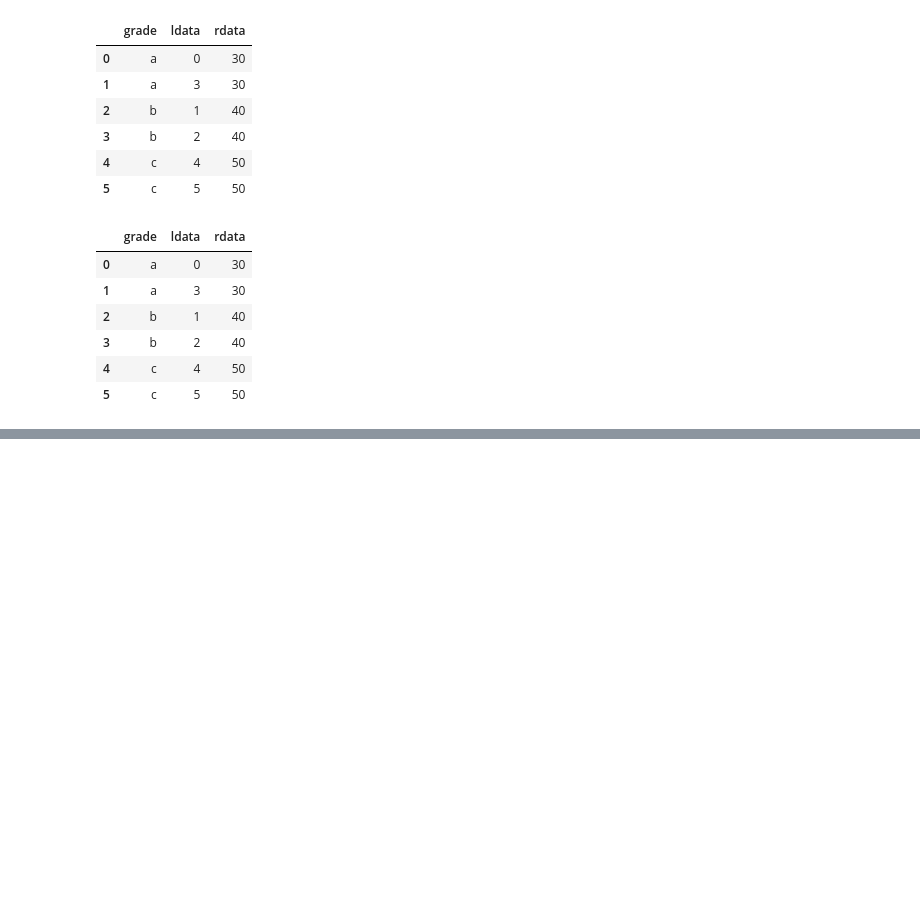
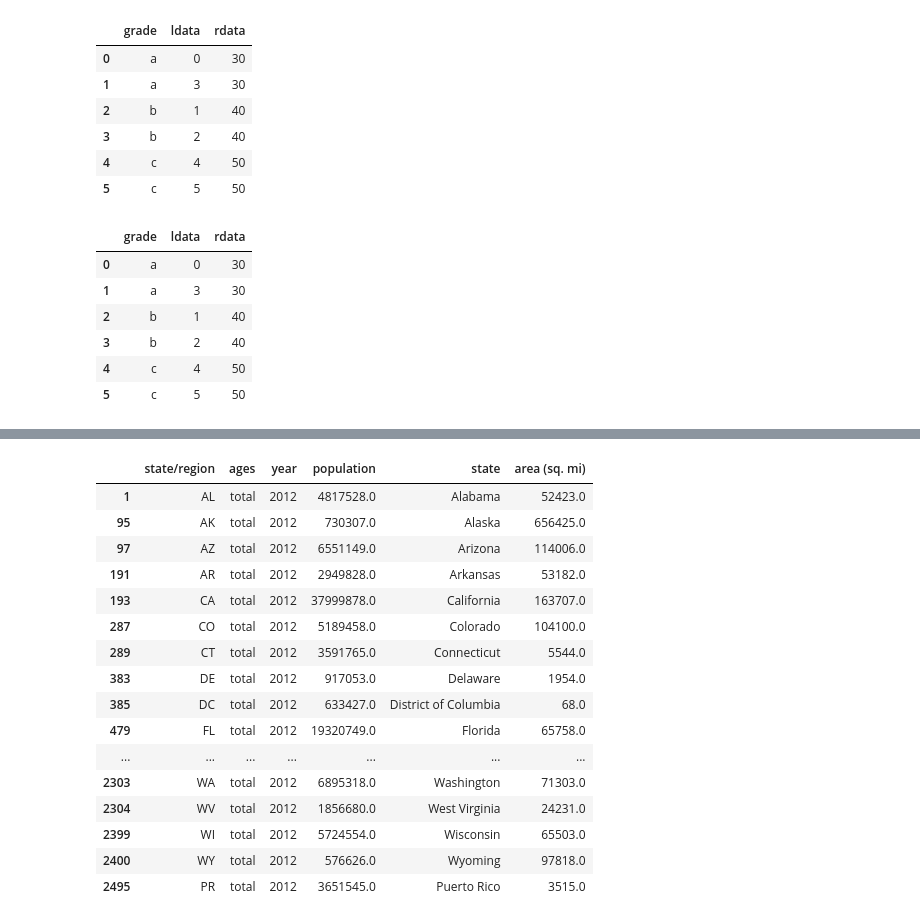
Before and after one commit to Myfour/Python_DA, a Jupyter notebook: Pandas/pandas_tidy.ipynb, the cells around one changed output, grey strips where cells are left out. Saved outputs shown, nothing was run; the diff lists cells and outputs as text; code cells hidden in the pictures; blank space fills up the shorter version.

```diff
--- a/Pandas/pandas_tidy.ipynb
+++ b/Pandas/pandas_tidy.ipynb
@@ -184,0 +378,22 @@ pd.merge(left_df,right_df,on='grade',how='inner')
+# %%
+# 规整结束 查询数据
+d2012=result.query('year==2012&ages=="total"')
+d2012
+# %% [output]
+|  | state/region | ages | year | population | state | area (sq. mi) |
+| 1 | AL | total | 2012 | 4817528.0 | Alabama | 52423.0 |
+| 95 | AK | total | 2012 | 730307.0 | Alaska | 656425.0 |
+| 97 | AZ | total | 2012 | 6551149.0 | Arizona | 114006.0 |
+| 191 | AR | total | 2012 | 2949828.0 | Arkansas | 53182.0 |
+| 193 | CA | total | 2012 | 37999878.0 | California | 163707.0 |
+| 287 | CO | total | 2012 | 5189458.0 | Colorado | 104100.0 |
+| 289 | CT | total | 2012 | 3591765.0 | Connecticut | 5544.0 |
+| 383 | DE | total | 2012 | 917053.0 | Delaware | 1954.0 |
+| 385 | DC | total | 2012 | 633427.0 | District of Columbia | 68.0 |
+| 479 | FL | total | 2012 | 19320749.0 | Florida | 65758.0 |
+| ... | ... | ... | ... | ... | ... | ... |
+| 2303 | WA | total | 2012 | 6895318.0 | Washington | 71303.0 |
+| 2304 | WV | total | 2012 | 1856680.0 | West Virginia | 24231.0 |
+| 2399 | WI | total | 2012 | 5724554.0 | Wisconsin | 65503.0 |
+| 2400 | WY | total | 2012 | 576626.0 | Wyoming | 97818.0 |
+| 2495 | PR | total | 2012 | 3651545.0 | Puerto Rico | 3515.0 |
```
Also changed, not shown: parts of 54 cells of this notebook, 12 other files.
